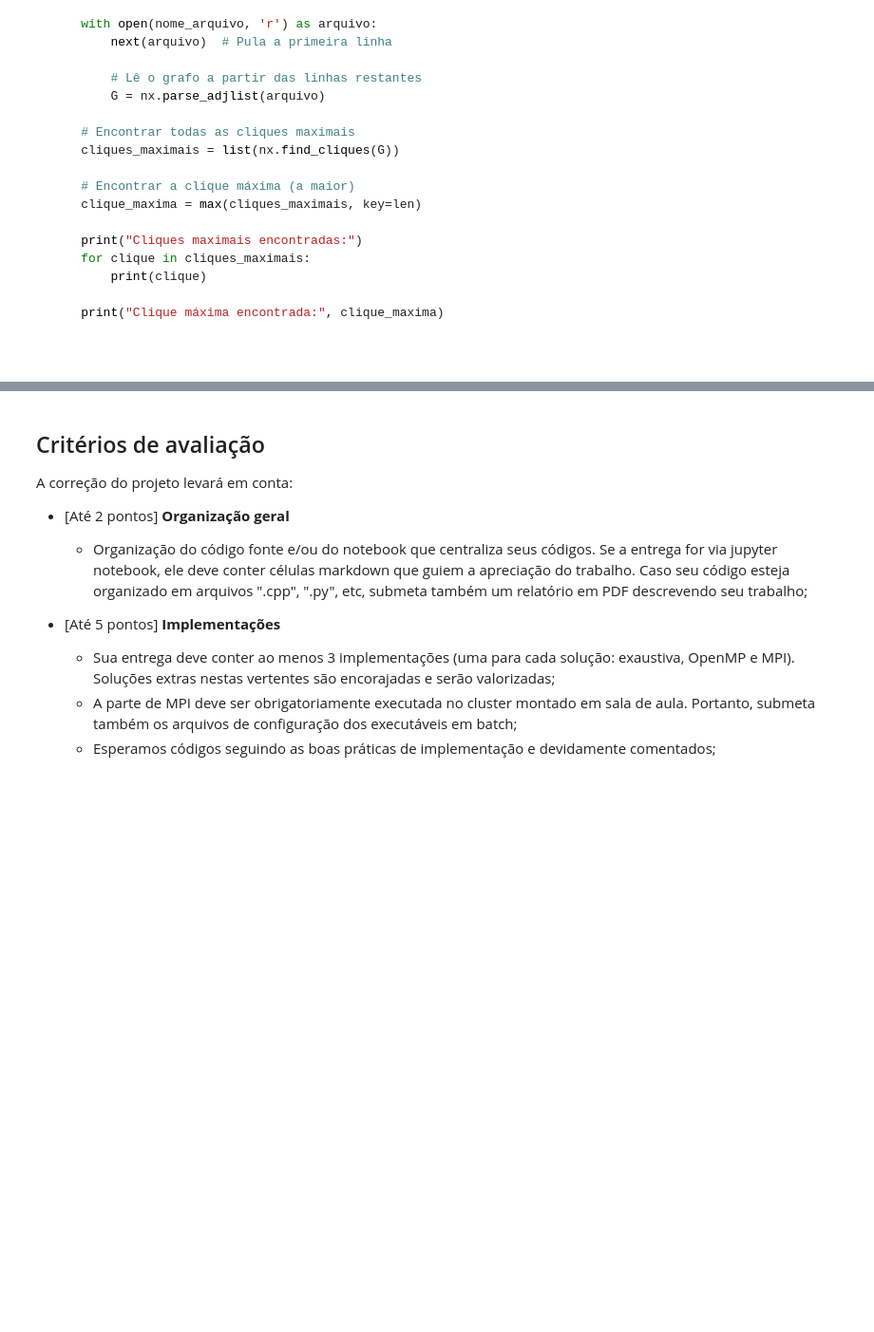
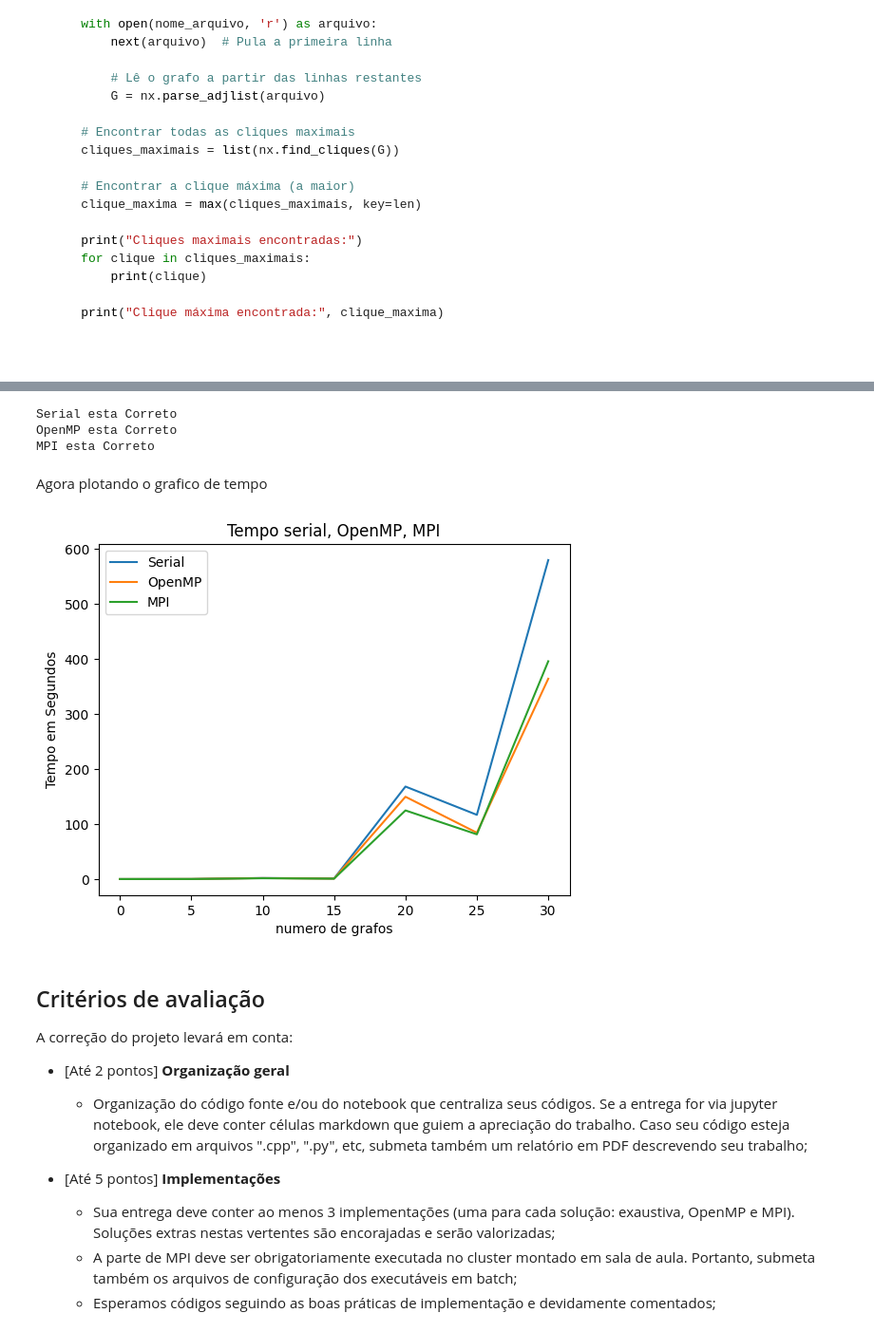
Before and after one commit to pedroaltobelli23/ProjetoSuperComp, a Jupyter notebook: projeto.ipynb, the cells around one changed output, grey strips where cells are left out. Shown: that part at 95% size. Saved outputs shown, nothing was run; the diff lists cells and outputs as text; code cells hidden in the pictures; blank space fills up the shorter version.

Commit message:
Validacao e grafico

```diff
--- a/projeto.ipynb
+++ b/projeto.ipynb
@@ -1081,3 +1121,59 @@ MPI resultados
+# %%
+def valida(lista,i):
+    return lista in saida_correta[i]
+
+def validatotal(lista):
+    for i in range(len(lista)):
+        if not(valida(lista[i],i)):
+            return False
+    return True
+
+if validatotal(SERIAL_results):
+    print("Serial esta Correto")
+else:
+    print("Serial esta Incorreto")
+
+
+if validatotal(OPENMP_results):
+    print("OpenMP esta Correto")
+else:
+    print("OpenMP esta Incorreto")
+
+
+if validatotal(MPI_results):
+    print("MPI esta Correto")
+else:
+    print("MPI esta Incorreto")
+# %% [output]
+Serial esta Correto
+OpenMP esta Correto
+MPI esta Correto
+# %% [markdown]
+Agora plotando o grafico de tempo
+# %%
+import matplotlib.pyplot as plt
+import numpy as np
+
+indice_multiplicado = np.arange(len(SERIAL_times)) * 5
+# Cria um gráfico com as três listas
+plt.plot(indice_multiplicado,SERIAL_times, label='Serial')
+plt.plot(indice_multiplicado,OPENMP_times, label='OpenMP')
+plt.plot(indice_multiplicado,MPI_times, label='MPI')
+
+# Adiciona legendas
+plt.legend()
+
+# Adiciona rótulos aos eixos
+plt.xlabel('numero de grafos')
+plt.ylabel('Tempo em Segundos')
+
+# Adiciona um título ao gráfico
+plt.title('Tempo serial, OpenMP, MPI')
+
+# Exibe o gráfico
+plt.show()
+# %% [output]
+[figure, added]
 # %% [markdown]
 ## Critérios de avaliação
 
```
Also changed, not shown: parts of 2 cells of this notebook, 1 other file.
